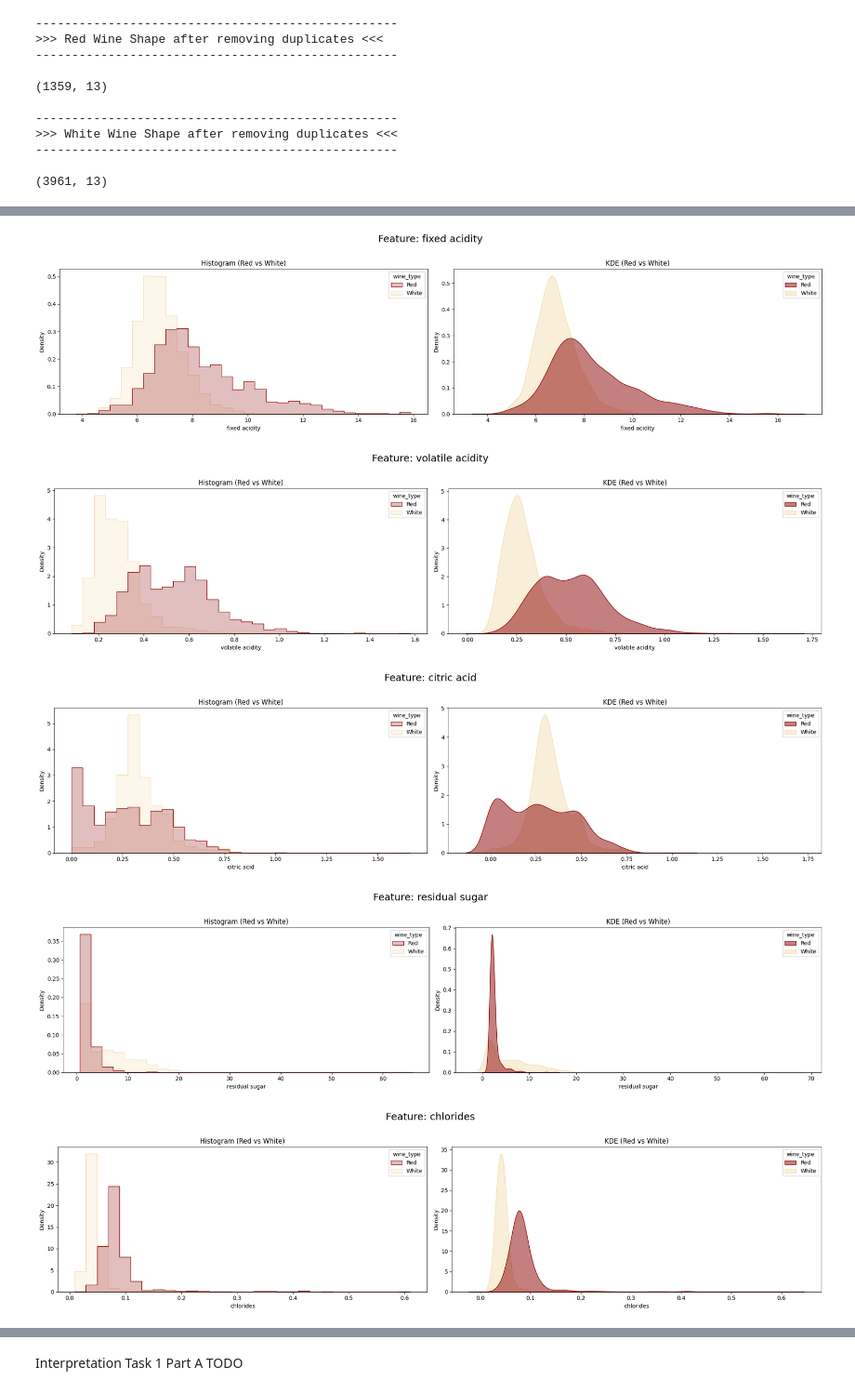
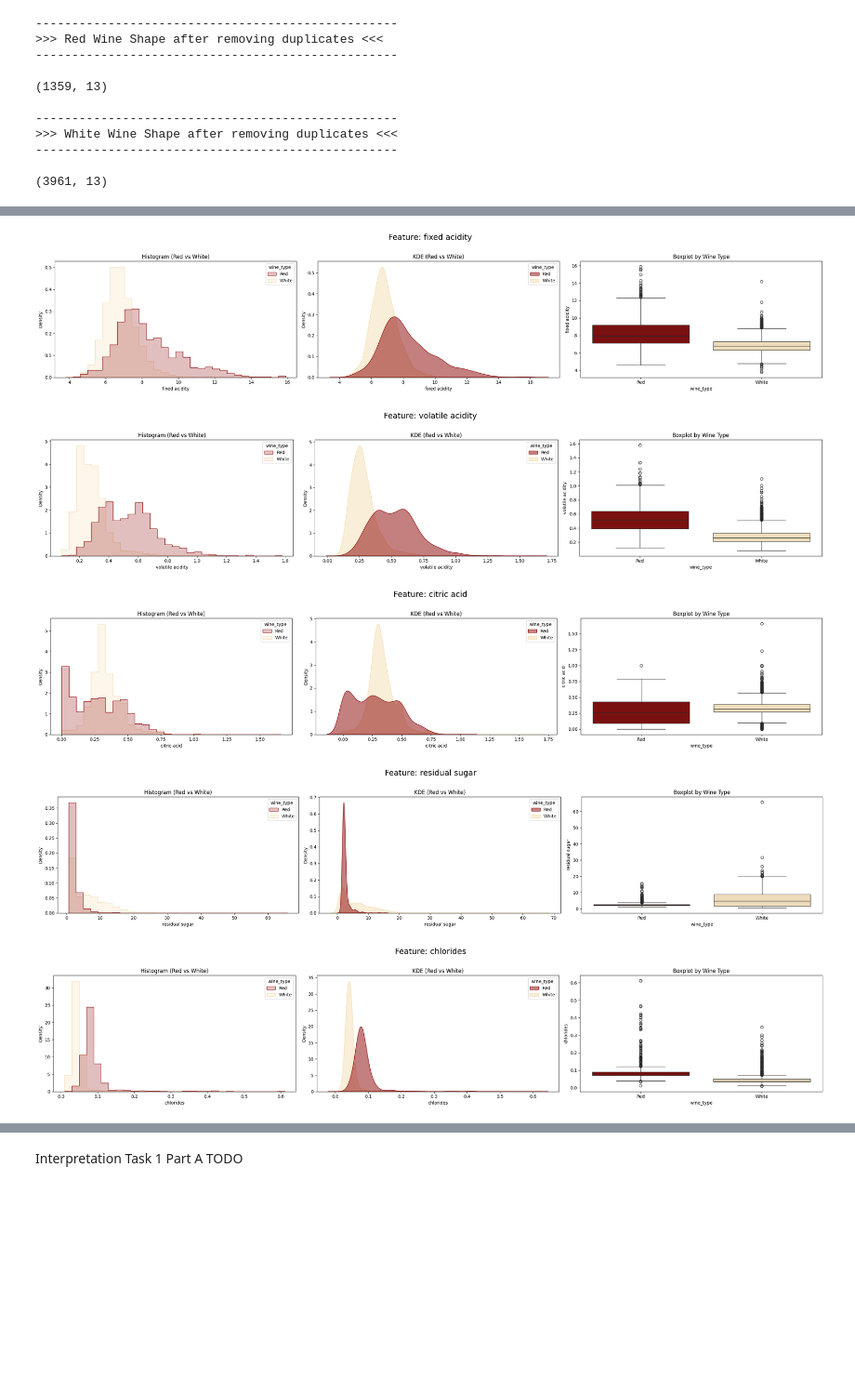
Before and after one commit to SamraatJain9/CSC2034_Project_Data, a Jupyter notebook: main.ipynb, the cells around one changed output, grey strips where cells are left out. Shown at 93% size. Saved outputs shown, nothing was run; the diff lists cells and outputs as text; code cells hidden in the pictures; blank space fills up the shorter version.

```diff
--- a/main.ipynb
+++ b/main.ipynb
@@ -301,41 +304,41 @@ df_white['wine_type'] = 'White'
 
 # Combine datasets
 combined_wine = pd.concat([df_red, df_white], axis=0)
 
 numeric_features = combined_wine.select_dtypes(include=['float64', 'int64']).drop(columns=['quality']).columns
 
 colors = {'Red': '#8B0000', 'White': '#F5DEB3'}
 
 for feature in numeric_features:
-    fig, axes = plt.subplots(1, 2, figsize=(20, 5))
+    fig, axes = plt.subplots(1, 3, figsize=(25, 5))
     fig.suptitle(f"Feature: {feature}", fontsize=18, y=1.02)
 
     # Histogram
     seaborn.histplot(
         data=combined_wine, x=feature, hue='wine_type', bins=30, ax=axes[0],
         palette=colors, element="step", stat="density", common_norm=False
     )
     axes[0].set_title("Histogram (Red vs White)")
 
     # KDE Plot
     seaborn.kdeplot(
         data=combined_wine, x=feature, hue='wine_type', ax=axes[1],
         fill=True, common_norm=False, palette=colors, alpha=0.5
     )
     axes[1].set_title("KDE (Red vs White)")
 
     # Boxplot
-    # seaborn.boxplot(
-    #     data=combined_wine, x='wine_type', y=feature, hue='wine_type',
-    #     ax=axes[2], palette=colors, legend=False
-    # )
-    # axes[2].set_title("Boxplot by Wine Type")
+    seaborn.boxplot(
+        data=combined_wine, x='wine_type', y=feature, hue='wine_type',
+        ax=axes[2], palette=colors, legend=False
+    )
+    axes[2].set_title("Boxplot by Wine Type")
 
     plt.tight_layout()
     plt.show()
 # %% [output]
-[figure, old version]
+[figure, new version]
-[figure, old version]
+[figure, new version]
-[figure, old version]
+[figure, new version]
-[figure, old version]
+[figure, new version]
-[figure, old version]
+[figure, new version]
```
Also changed, not shown: parts of 12 cells of this notebook.
